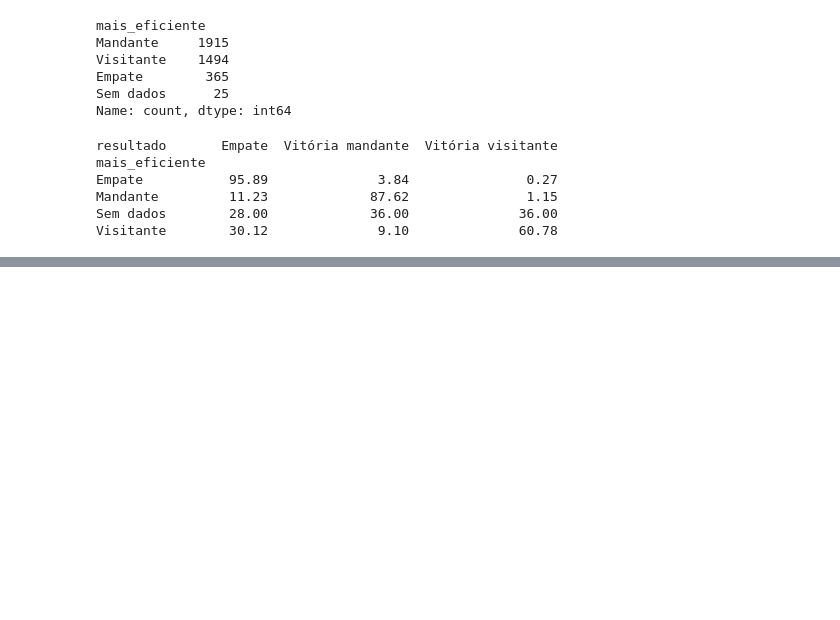
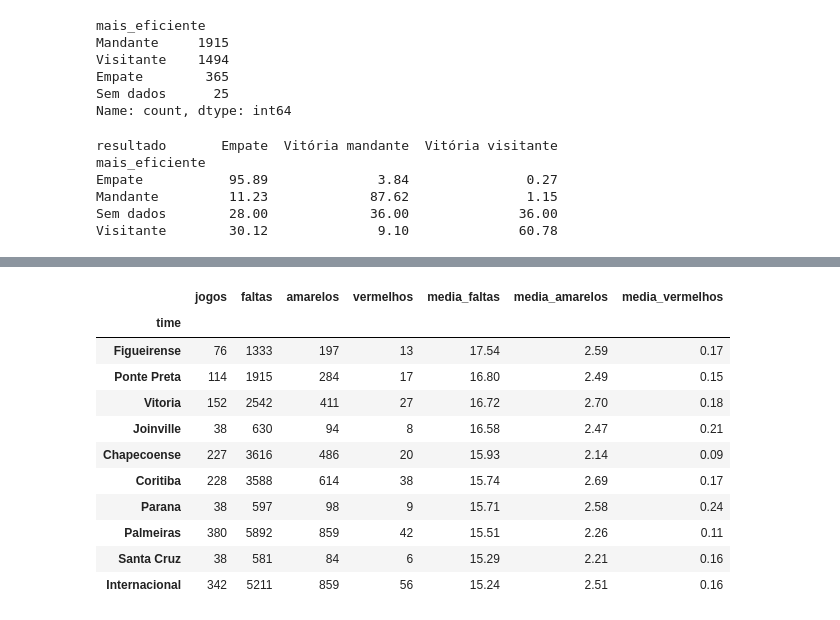
Before and after one commit to GustavoSarquis/Analise-Dataset-Brasileirao, a Jupyter notebook: analise_dados.ipynb, the cells around one changed output, grey strips where cells are left out. Saved outputs shown, nothing was run; the diff lists cells and outputs as text; code cells hidden in the pictures; blank space fills up the shorter version.

```diff
--- a/analise_dados.ipynb
+++ b/analise_dados.ipynb
@@ -1271,0 +1629,13 @@ Visitante        30.12              9.10              60.78
+# %%
+disciplina_times = (
+    dados_disciplina
+    .groupby("time")
+    .agg(
+        jogos=("time", "count"),
+        faltas=("faltas", "sum"),
+        amarelos=("amarelos", "sum"),
+        vermelhos=("vermelhos", "sum")
+    )
+)
+
+disciplina_times.head()
@@ -1271,0 +1674,15 @@ Visitante        30.12              9.10              60.78
+# %%
+disciplina_times["media_faltas"] = (
+    disciplina_times["faltas"] /
+    disciplina_times["jogos"]
+)
+# %%
+disciplina_times["media_amarelos"] = (
+    disciplina_times["amarelos"] /
+    disciplina_times["jogos"]
+)
+# %%
+disciplina_times["media_vermelhos"] = (
+    disciplina_times["vermelhos"] /
+    disciplina_times["jogos"]
+)
@@ -1271,0 +1695,20 @@ Visitante        30.12              9.10              60.78
+# %%
+disciplina_times.sort_values(
+    "media_faltas",
+    ascending=False
+).head(10)
+
+# Gráfico sugerido: gráfico de barras horizontais dos clubes com maior média de faltas por partida - Plotly Express
+# %% [output]
+|  | jogos | faltas | amarelos | vermelhos | media_faltas | media_amarelos | media_vermelhos |
+| time |  |  |  |  |  |  |  |
+| Figueirense | 76 | 1333 | 197 | 13 | 17.54 | 2.59 | 0.17 |
+| Ponte Preta | 114 | 1915 | 284 | 17 | 16.80 | 2.49 | 0.15 |
+| Vitoria | 152 | 2542 | 411 | 27 | 16.72 | 2.70 | 0.18 |
+| Joinville | 38 | 630 | 94 | 8 | 16.58 | 2.47 | 0.21 |
+| Chapecoense | 227 | 3616 | 486 | 20 | 15.93 | 2.14 | 0.09 |
+| Coritiba | 228 | 3588 | 614 | 38 | 15.74 | 2.69 | 0.17 |
+| Parana | 38 | 597 | 98 | 9 | 15.71 | 2.58 | 0.24 |
+| Palmeiras | 380 | 5892 | 859 | 42 | 15.51 | 2.26 | 0.11 |
+| Santa Cruz | 38 | 581 | 84 | 6 | 15.29 | 2.21 | 0.16 |
+| Internacional | 342 | 5211 | 859 | 56 | 15.24 | 2.51 | 0.16 |
```
Also changed, not shown: parts of 44 cells of this notebook.
